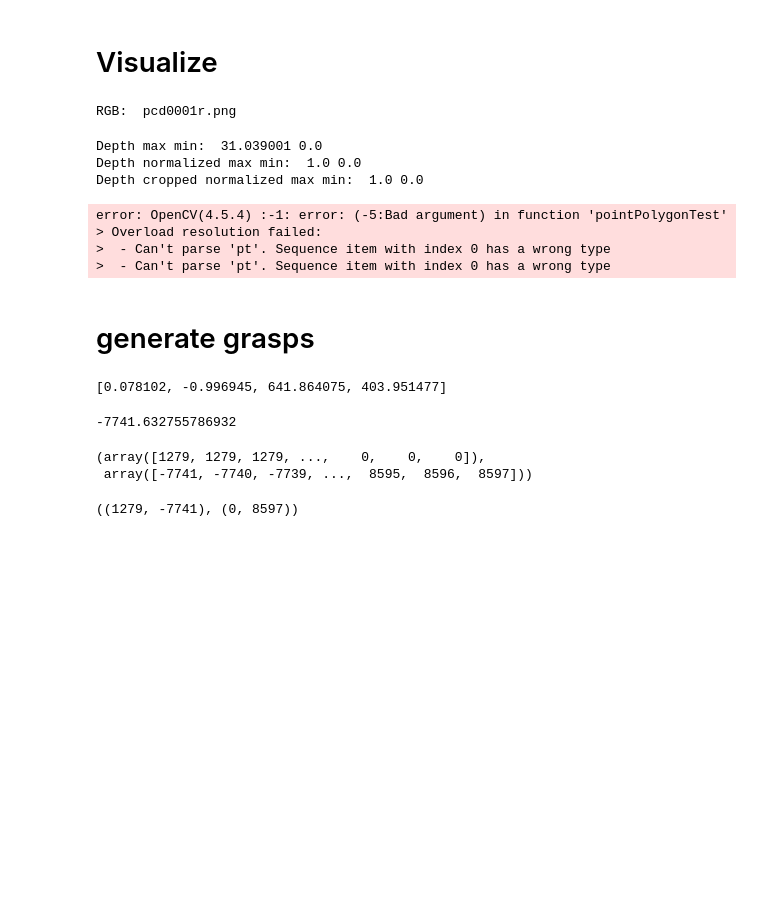
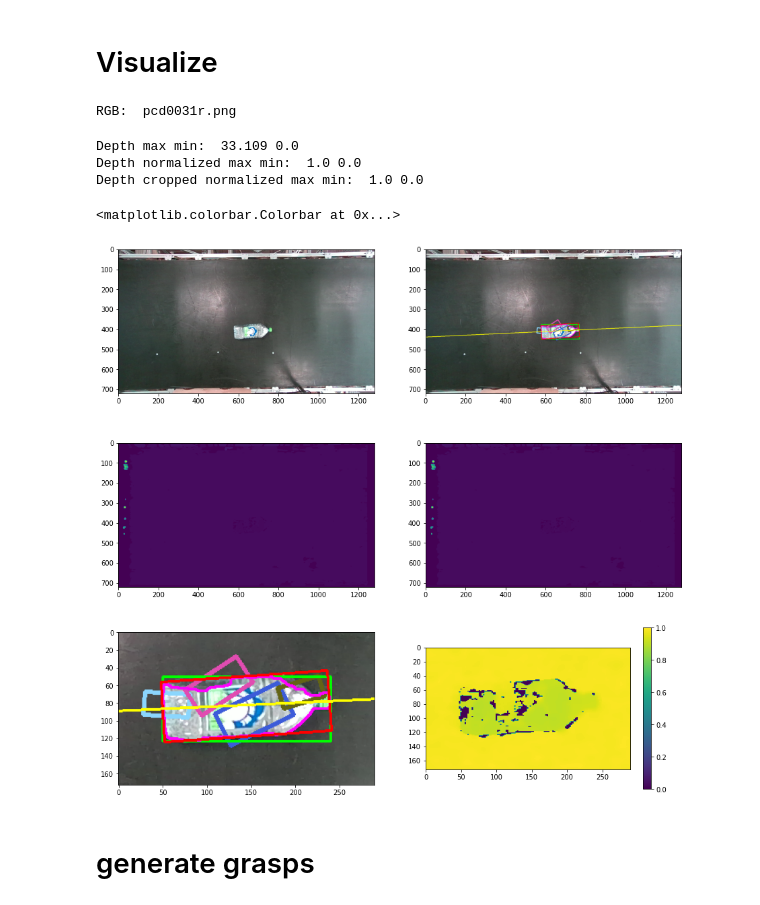
Before and after one commit to vladushked/robotic-grasping, a Jupyter notebook: generate_grasps_for_dataset.ipynb, the cells around one changed output. Drawn from its saved outputs; the diff is of its cells as text; code cells hidden in the pictures; blank space fills up the shorter version.

```diff
--- a/generate_grasps_for_dataset.ipynb
+++ b/generate_grasps_for_dataset.ipynb
@@ -32,7 +33,7 @@ minboxes.sort()
 # %% [markdown]
 # Visualize
 # %%
-i = 0
+i = 30
 colors = [list(np.random.random(size=3) * 256) for _ in range(20)]
 # %%
 rgb = cv2.imread(rgbs[i])
@@ -53,7 +54,7 @@ contour = np.genfromtxt(contours[i], dtype="int")
 [vx,vy,x,y] = np.genfromtxt(meanlines[i], dtype="float")
 minbox = np.genfromtxt(minboxes[i], dtype="int")
 # %% [output]
-RGB:  pcd0001r.png
+RGB:  pcd0031r.png
 # %%
 def crop_bbox(img,bbox,margin=50):
     img = img.copy()
@@ -64,68 +65,48 @@ def crop_bbox(img,bbox,margin=50):
 def normalize(depth):
     copy = depth.copy()
     return (copy - np.min(copy)) / (np.max(copy) - np.min(copy))
+# %%
+def draw_line(img, vx,vy,x,y):
+    lefty = int((-x*vy/vx) + y)
+    righty = int(((cols-x)*vy/vx)+y)
+    # cv2.line(img,(cols-1,righty),(0,lefty),(255,255,0),2)
+    return lefty, righty
 # %%
 rgb_copy = rgb.copy()
 depth_copy = depth.copy()
 normalized_depth = normalize(depth_copy)
 cropped_normalized_depth = normalize(crop_bbox(depth_copy, bbox))
 
 print("Depth max min: ", depth_copy.max(), depth_copy.min())
 print("Depth normalized max min: ", normalized_depth.max(), normalized_depth.min())
 print("Depth cropped normalized max min: ", cropped_normalized_depth.max(), cropped_normalized_depth.min())
 
 for i, rect in enumerate(pos_points):
     cv2.drawContours(rgb_copy, [rect], 0, color=colors[i], thickness=4)
 
 cv2.rectangle(rgb_copy,(bbox[0]),(bbox[1]),(0,255,0),2)
 
 cv2.drawContours(rgb_copy, [contour], -1, (255, 0, 255), 2)
 cv2.drawContours(rgb_copy,[minbox],0,(255,0,0),2, cv2.FILLED)
 
-lefty = int((-x*vy/vx) + y)
-righty = int(((cols-x)*vy/vx)+y)
-cv2.line(rgb_copy,(cols-1,righty),(0,lefty),(255,255,0),2)
-
-for pt in zip(*line(cols-1,righty,0,lefty)):
-    if cv2.pointPolygonTest(contour, pt, False) == 0:  # If the point is on the contour
-        cv2.circle(rgb_copy, pt, 2, (0, 0, 255), 2)
-
+lefty, righty = draw_line(rgb_copy,vx,vy,x,y)
 
 cropped_rgb = crop_bbox(rgb_copy, bbox)
 
 fig, axes = plt.subplots(nrows=3, ncols=2, figsize=(15,15))
 
 axes[0,0].imshow(rgb)
 axes[0,1].imshow(rgb_copy)
 axes[1,0].imshow(depth)
 axes[1,1].imshow(normalized_depth)
 axes[2,0].imshow(cropped_rgb)
 plot = axes[2,1].imshow(cropped_normalized_depth)
 plt.colorbar(plot)
 # %% [output]
-Depth max min:  31.039001 0.0
+Depth max min:  33.109 0.0
 Depth normalized max min:  1.0 0.0
 Depth cropped normalized max min:  1.0 0.0
-error: OpenCV(4.5.4) :-1: error: (-5:Bad argument) in function 'pointPolygonTest'
-> Overload resolution failed:
->  - Can't parse 'pt'. Sequence item with index 0 has a wrong type
->  - Can't parse 'pt'. Sequence item with index 0 has a wrong type
+<matplotlib.colorbar.Colorbar at 0x...>
+[figure, added]
 # %% [markdown]
 # generate grasps
-# %%
-[vx,vy,x,y]
-# %% [output]
-[0.078102, -0.996945, 641.864075, 403.951477]
-# %%
-((cols-x)*vy/vx)+y
-# %% [output]
--7741.632755786932
-# %%
-line(cols-1,righty,0,lefty)
-# %% [output]
-(array([1279, 1279, 1279, ...,    0,    0,    0]),
- array([-7741, -7740, -7739, ...,  8595,  8596,  8597]))
-# %%
-(cols-1,righty),(0,lefty)
-# %% [output]
-((1279, -7741), (0, 8597))
```
Also changed, not shown: parts of 13 cells of this notebook.
